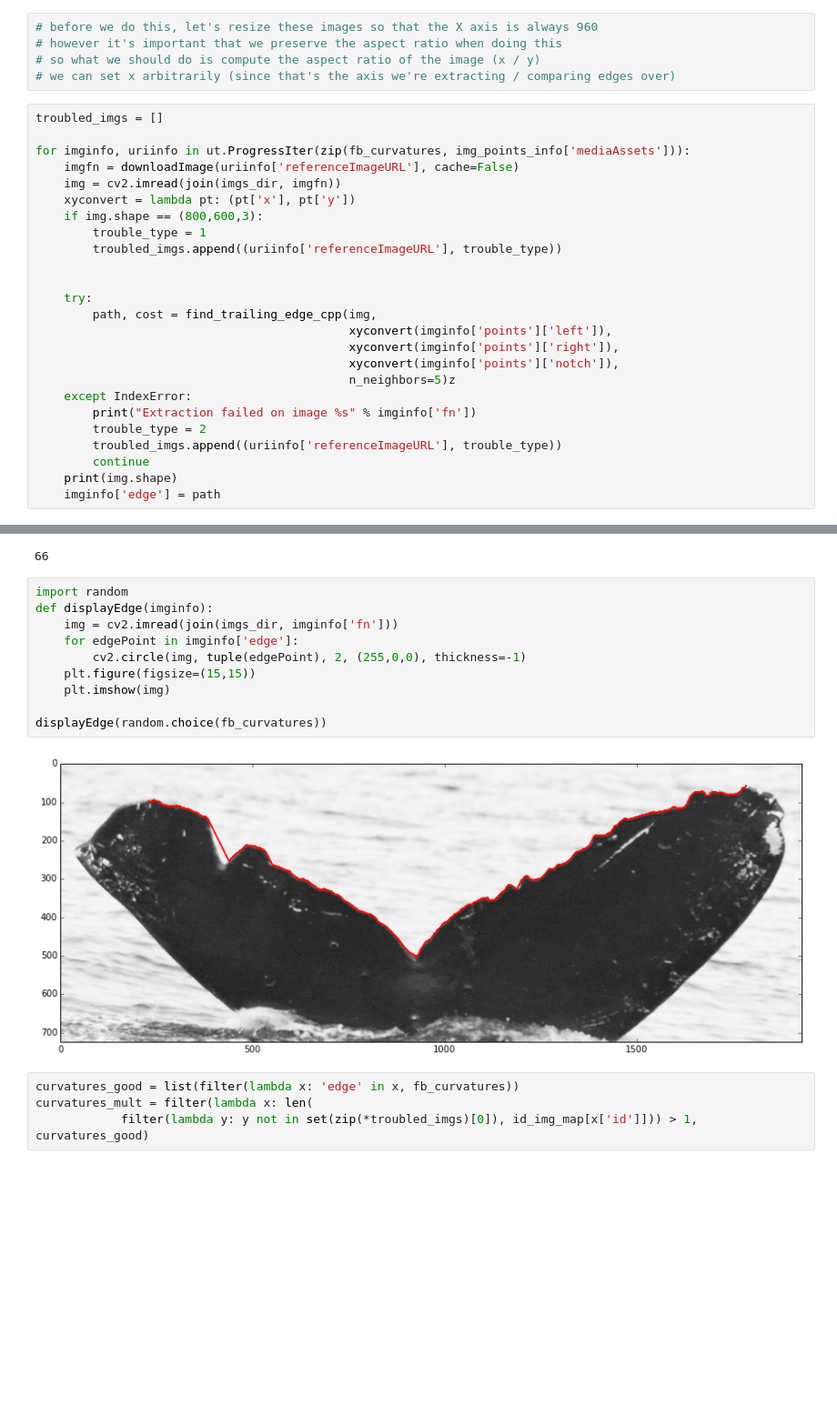
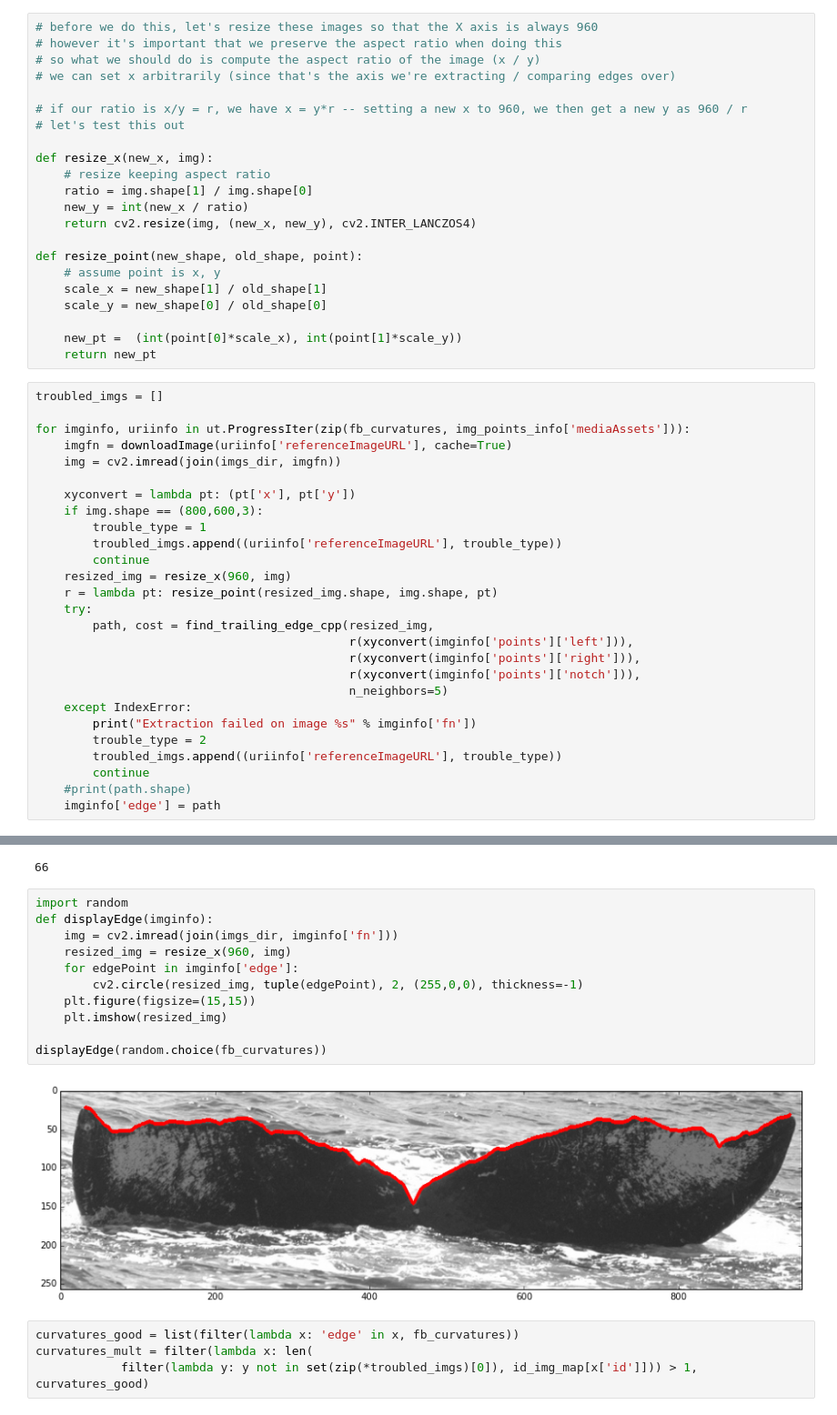
Before and after one commit to zmjjmz/thesiswork, a Jupyter notebook: edge_extract/Flukebook Dataset.ipynb, the cells around one changed output, grey strips where cells are left out. Shown: that part at 91% size. Saved outputs shown, nothing was run; the diff lists cells and outputs as text; blank space fills up the shorter version.

```diff
--- a/edge_extract/Flukebook Dataset.ipynb
+++ b/edge_extract/Flukebook Dataset.ipynb
@@ -204,29 +219,48 @@ len(id_img_map)
 # however it's important that we preserve the aspect ratio when doing this
 # so what we should do is compute the aspect ratio of the image (x / y)
 # we can set x arbitrarily (since that's the axis we're extracting / comparing edges over)
+
+# if our ratio is x/y = r, we have x = y*r -- setting a new x to 960, we then get a new y as 960 / r
+# let's test this out
+
+def resize_x(new_x, img):
+    # resize keeping aspect ratio
+    ratio = img.shape[1] / img.shape[0]
+    new_y = int(new_x / ratio)
+    return cv2.resize(img, (new_x, new_y), cv2.INTER_LANCZOS4)
+
+def resize_point(new_shape, old_shape, point):
+    # assume point is x, y
+    scale_x = new_shape[1] / old_shape[1]
+    scale_y = new_shape[0] / old_shape[0]
+
+    new_pt =  (int(point[0]*scale_x), int(point[1]*scale_y))
+    return new_pt
 # %%
 troubled_imgs = []
 
 for imginfo, uriinfo in ut.ProgressIter(zip(fb_curvatures, img_points_info['mediaAssets'])):
-    imgfn = downloadImage(uriinfo['referenceImageURL'], cache=False)
+    imgfn = downloadImage(uriinfo['referenceImageURL'], cache=True)
     img = cv2.imread(join(imgs_dir, imgfn))
+
     xyconvert = lambda pt: (pt['x'], pt['y'])
     if img.shape == (800,600,3):
         trouble_type = 1
         troubled_imgs.append((uriinfo['referenceImageURL'], trouble_type))
-
-
+        continue
+    resized_img = resize_x(960, img)
+    r = lambda pt: resize_point(resized_img.shape, img.shape, pt)
     try:
-        path, cost = find_trailing_edge_cpp(img,
-                                            xyconvert(imginfo['points']['left']),
-                                            xyconvert(imginfo['points']['right']),
-                                            xyconvert(imginfo['points']['notch']),
-                                            n_neighbors=5)z
+        path, cost = find_trailing_edge_cpp(resized_img,
+                                            r(xyconvert(imginfo['points']['left'])),
+                                            r(xyconvert(imginfo['points']['right'])),
+                                            r(xyconvert(imginfo['points']['notch'])),
+                                            n_neighbors=5)
     except IndexError:
         print("Extraction failed on image %s" % imginfo['fn'])
         trouble_type = 2
         troubled_imgs.append((uriinfo['referenceImageURL'], trouble_type))
         continue
-    print(img.shape)
+    #print(path.shape)
     imginfo['edge'] = path
 # %% [output]
@@ -268,15 +302,16 @@ print(len(troubled_imgs))
 # %%
 import random
 def displayEdge(imginfo):
     img = cv2.imread(join(imgs_dir, imginfo['fn']))
+    resized_img = resize_x(960, img)
     for edgePoint in imginfo['edge']:
-        cv2.circle(img, tuple(edgePoint), 2, (255,0,0), thickness=-1)
+        cv2.circle(resized_img, tuple(edgePoint), 2, (255,0,0), thickness=-1)
     plt.figure(figsize=(15,15))
-    plt.imshow(img)
+    plt.imshow(resized_img)
 
 displayEdge(random.choice(fb_curvatures))
 # %% [output]
-[figure, old version]
+[figure, new version]
 # %%
 curvatures_good = list(filter(lambda x: 'edge' in x, fb_curvatures))
 curvatures_mult = filter(lambda x: len(
```
Also changed, not shown: parts of 8 cells of this notebook, 2 other files.
